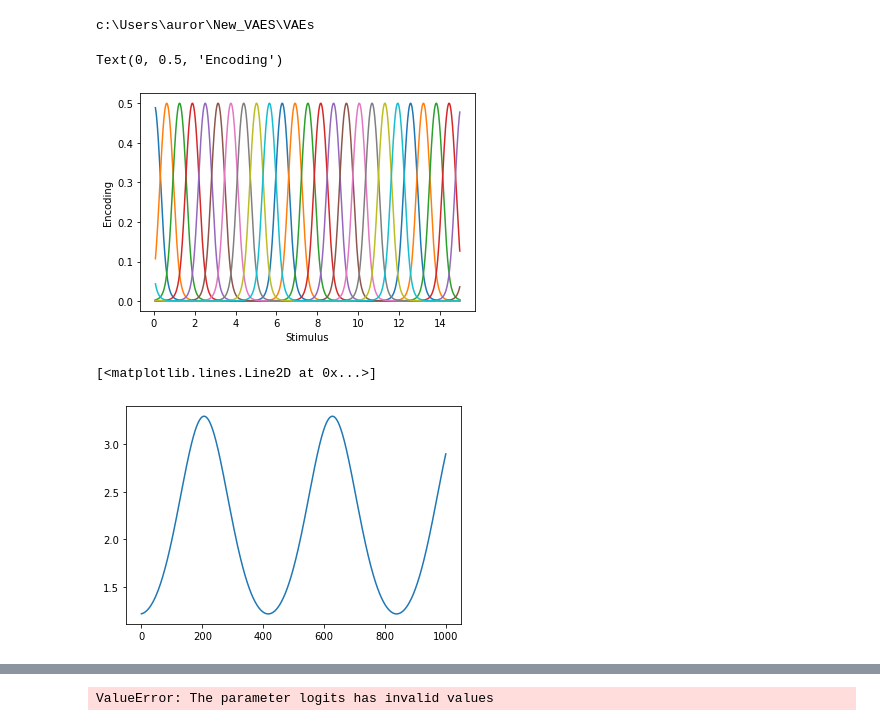
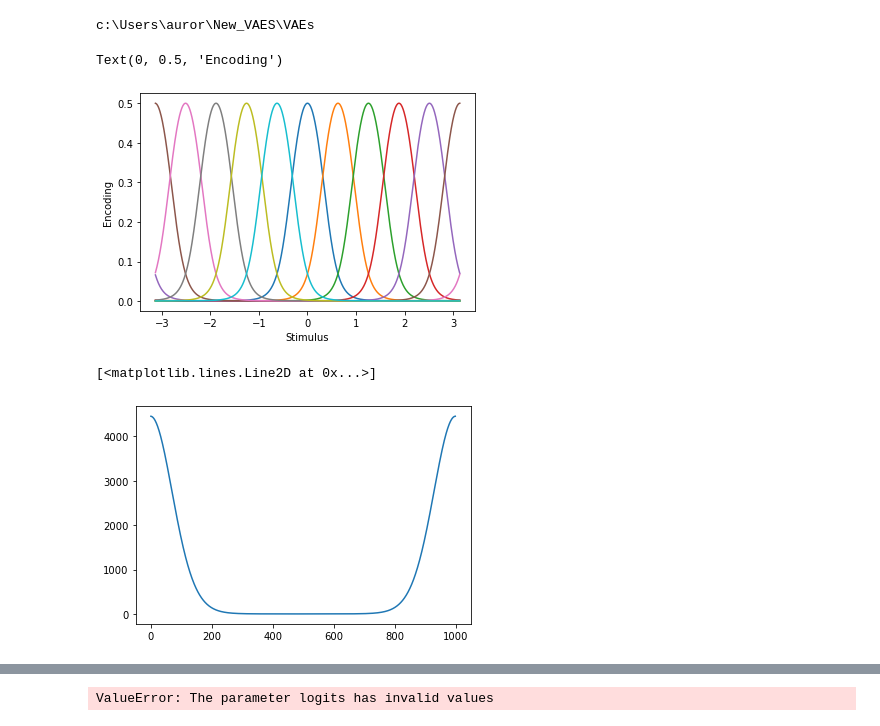
Before and after one commit to simonebmalerba/neural_VAE, a Jupyter notebook: ISING prior/Periodic_BC_Ising.ipynb, the cells around one changed output, grey strips where cells are left out. Cells and saved outputs as stored; diff of their text form; code cells hidden in the pictures.

```diff
--- a/ISING prior/Periodic_BC_Ising.ipynb
+++ b/ISING prior/Periodic_BC_Ising.ipynb
@@ -17,7 +17,7 @@ from src.useful_functions import *
 #Architecture parameters and distributions of stimuli
 N = 10
 K = 10
-p_x = torch.distributions.uniform.Uniform(0,15)
+p_x = torch.distributions.uniform.Uniform(-math.pi,math.pi)
 #p_x = torch.distributions.exponential.Exponential(0.5)
 
 #Training parameters
@@ -48,14 +48,14 @@ plt.ylabel("Encoding")
 #TO DO: circular decoder with von mises circular distribution + circular rate
 # %% [output]
 Text(0, 0.5, 'Encoding')
-[figure, old version]
+[figure, new version]
 # %%
 r = enc_circ.sample(x_fine,10)
-a = 2
+a = 30
 theta = torch.as_tensor(math.pi)
-k = 0.5
+k = 5
 func = a*torch.exp(k*torch.cos(x_fine - theta))
 plt.plot(func)
 # %% [output]
 [<matplotlib.lines.Line2D at 0x...>]
-[figure, old version]
+[figure, new version]
```
Also changed, not shown: parts of 14 cells of this notebook, 6 other files.
